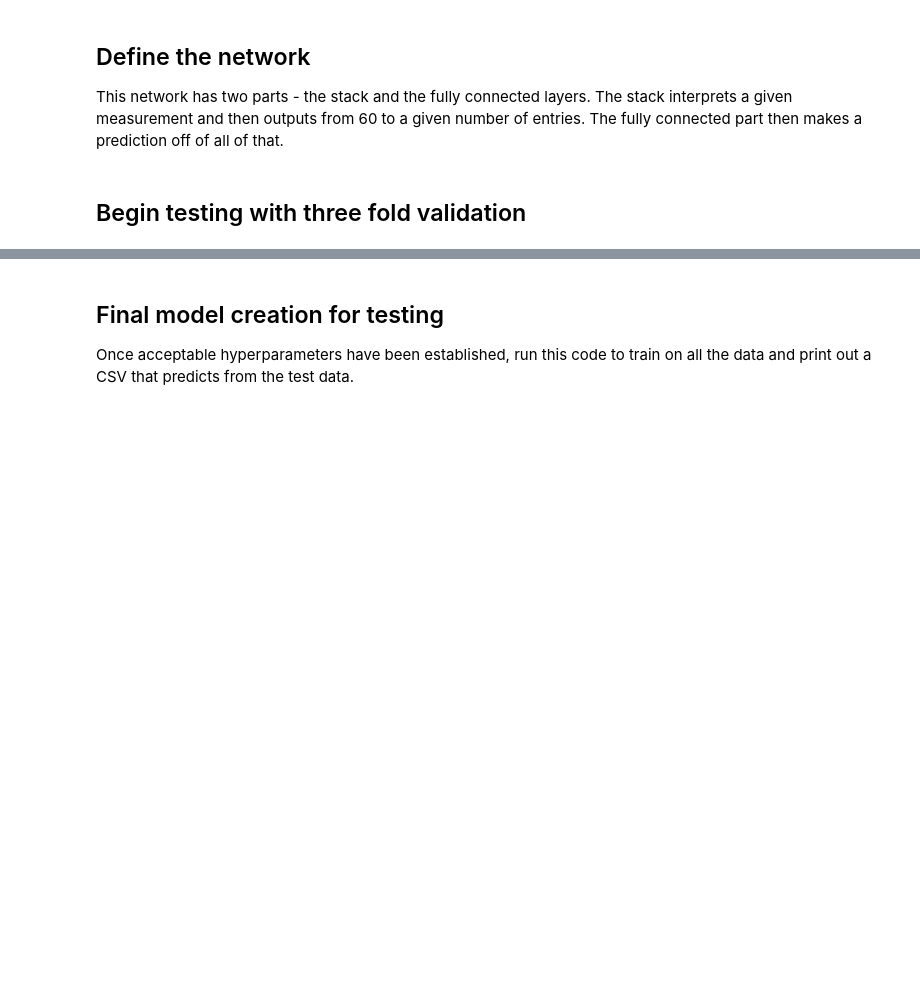
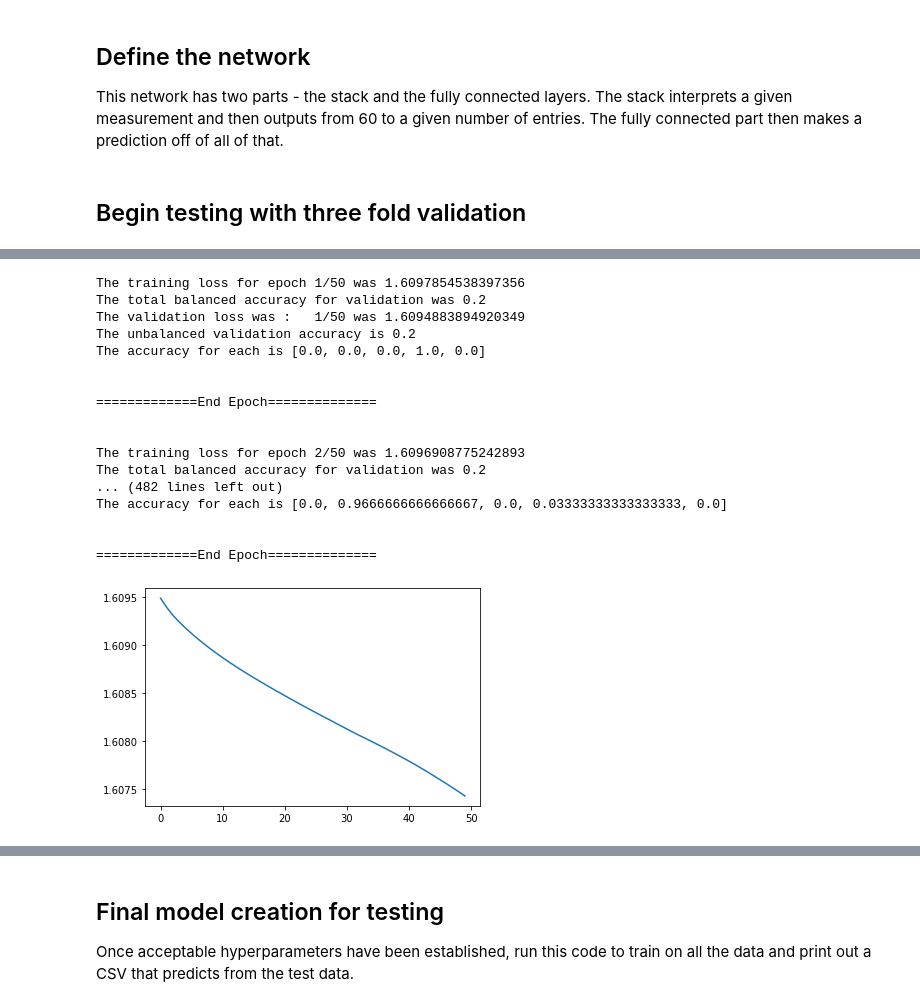
Before and after one commit to RobJohnson459/DeepLearningSolarFlares, a Jupyter notebook: CNN inspired.ipynb, the cells around one changed output, grey strips where cells are left out. Drawn from its saved outputs; the diff is of its cells as text; code cells hidden in the pictures; blank space fills up the shorter version.

```diff
--- a/CNN inspired.ipynb
+++ b/CNN inspired.ipynb
@@ -152,15 +221,34 @@ train1Args = [logRegWithHidden, torch.cat((train1, train2), dim=0), labels1 + la
 # %%
 train13 = trainer(
-    logRegWithHidden,
+    CNNinspired,
     torch.cat((train1, train3), dim=0),
     labels1 + labels3,
     None,
     train2,
     labels2,
     None,
     *modelArgs,
     **trainKwargs,
     **modelKwargs
 )
+# %% [output]
+The training loss for epoch 1/50 was 1.6097854538397356
+The total balanced accuracy for validation was 0.2
+The validation loss was :   1/50 was 1.6094883894920349
+The unbalanced validation accuracy is 0.2
+The accuracy for each is [0.0, 0.0, 0.0, 1.0, 0.0]
+
+
+=============End Epoch==============
+
+
+The training loss for epoch 2/50 was 1.6096908775242893
+The total balanced accuracy for validation was 0.2
+... (482 lines left out)
+The accuracy for each is [0.0, 0.9666666666666667, 0.0, 0.03333333333333333, 0.0]
+
+
+=============End Epoch==============
+[figure, added]
 # %%
 train23 = trainer(
```
Also changed, not shown: parts of 13 cells of this notebook, 3 other files.
